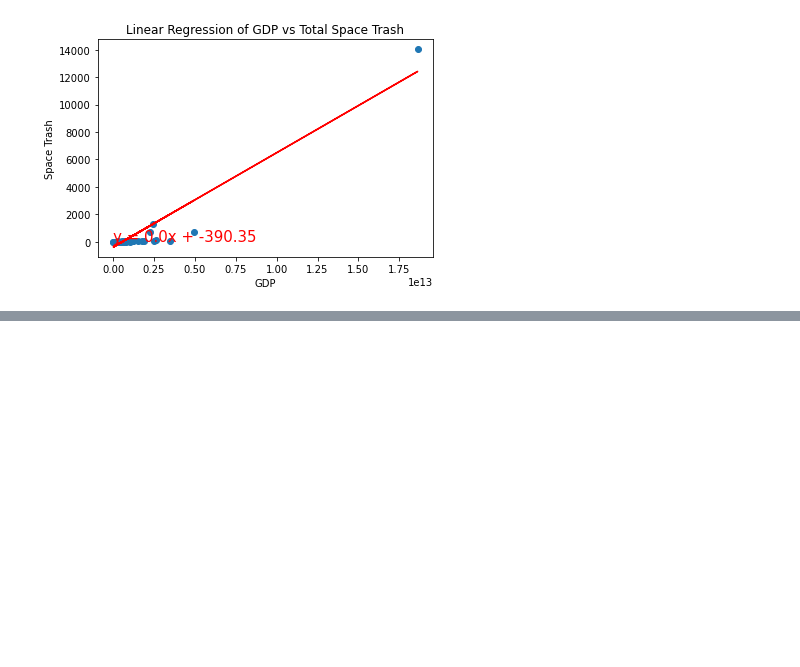
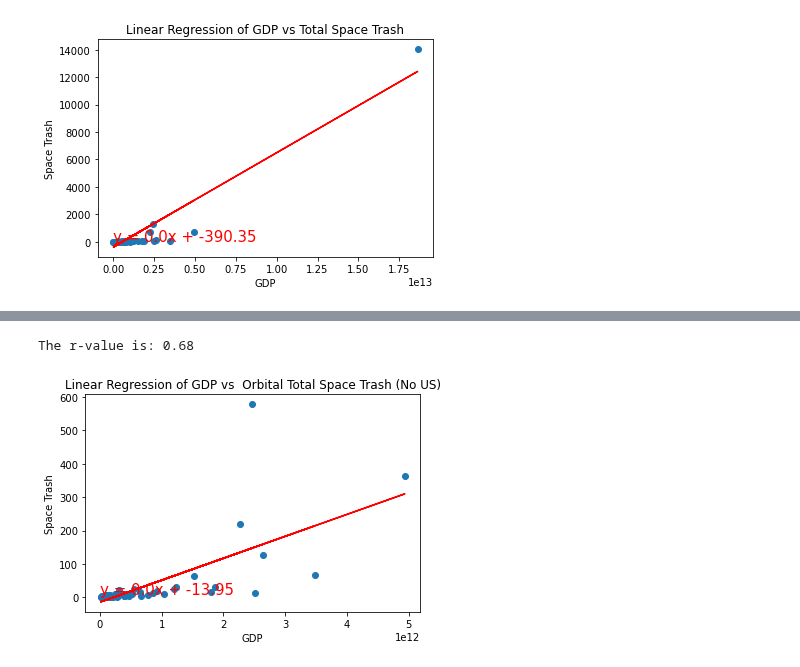
Before and after one commit to doublealogic/armageddon-neo-objects-space-junk, a Jupyter notebook: Data_Analysis/space_trash_analysis_kirk.ipynb, the cells around one changed output, grey strips where cells are left out. Cells and saved outputs as stored; diff of their text form; code cells hidden in the pictures; blank space fills up the shorter version.

Commit message:
finished data analysis for gdp vs trash

```diff
--- a/Data_Analysis/space_trash_analysis_kirk.ipynb
+++ b/Data_Analysis/space_trash_analysis_kirk.ipynb
@@ -129,3 +129,8 @@ plt.show()
 # %% [output]
 The r-value is: 0.95
 [figure]
+# %%
+#Remove US as outlier
+us_drop = gdp_trash_df[gdp_trash_df["Country"] == "UNITED STATES"].index
+gdp_minus_us = gdp_trash_df.drop(us_drop)
+gdp_minus_us
@@ -131,0 +155,31 @@ The r-value is: 0.95
+# %%
+#define variables
+gdp_no_us = gdp_minus_us["Value"]
+orbital_trash_no_us = gdp_minus_us["Orbital Total"]
+
+#calculate and print pearson coefficient
+print(f"The r-value is: {round(st.pearsonr(gdp_no_us, orbital_trash_no_us)[0],2)}")
+
+#set variables for linear regression
+x_values = gdp_no_us
+y_values = orbital_trash_no_us
+(slope, intercept, rvalue, pvalue, stderr) = st.linregress(x_values, y_values)
+regress_values = x_values * slope + intercept
+line_eq = "y = " + str(round(slope,2)) + "x + " + str(round(intercept,2))
+
+#chart regression and add labels and title
+plt.scatter(x_values,y_values)
+plt.plot(x_values,regress_values,"r-")
+plt.annotate(line_eq,(6,10),fontsize=15,color="red")
+plt.xlabel('GDP')
+plt.ylabel('Space Trash')
+plt.title("Linear Regression of GDP vs  Orbital Total Space Trash (No US)")
+
+#save chart as png
+#plt.savefig("output_data/N_Hemi_MaxTemp_vs_Lat_regression.png")
+
+#display chart
+plt.show()
+# %% [output]
+The r-value is: 0.68
+[figure, added]
```
Also changed, not shown: parts of 3 cells of this notebook, 1 other file.
